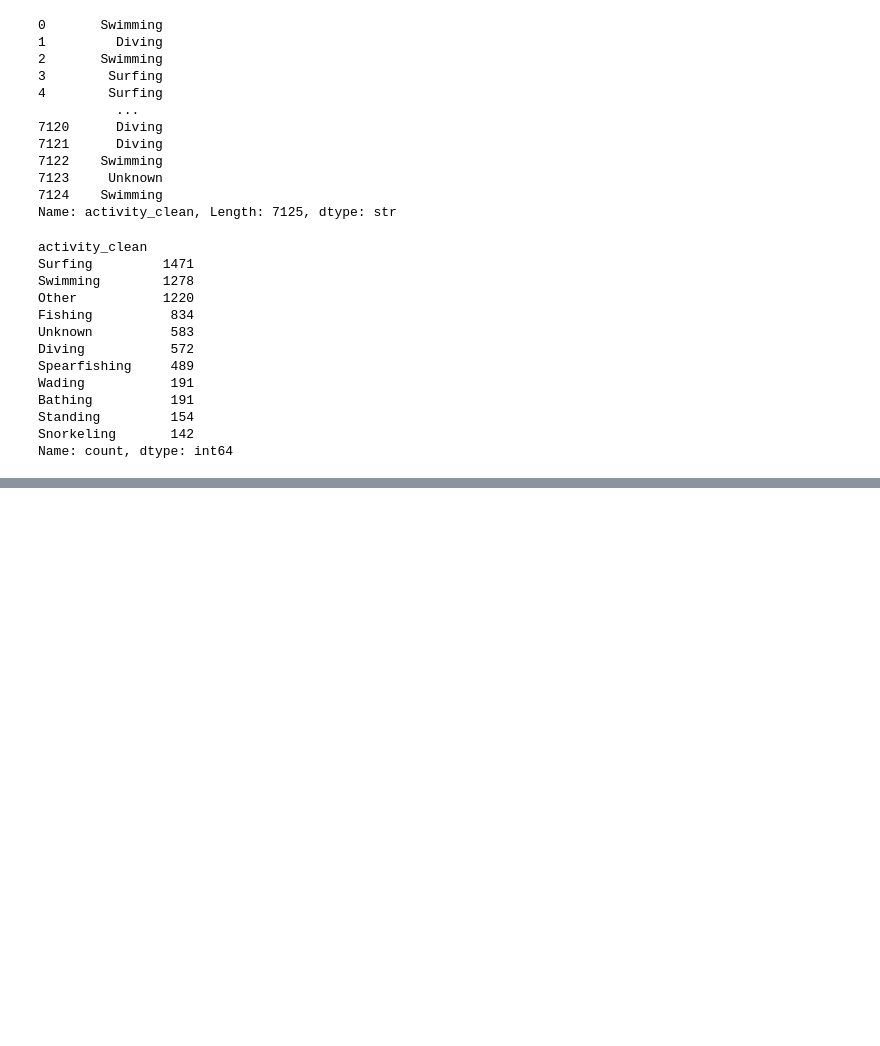
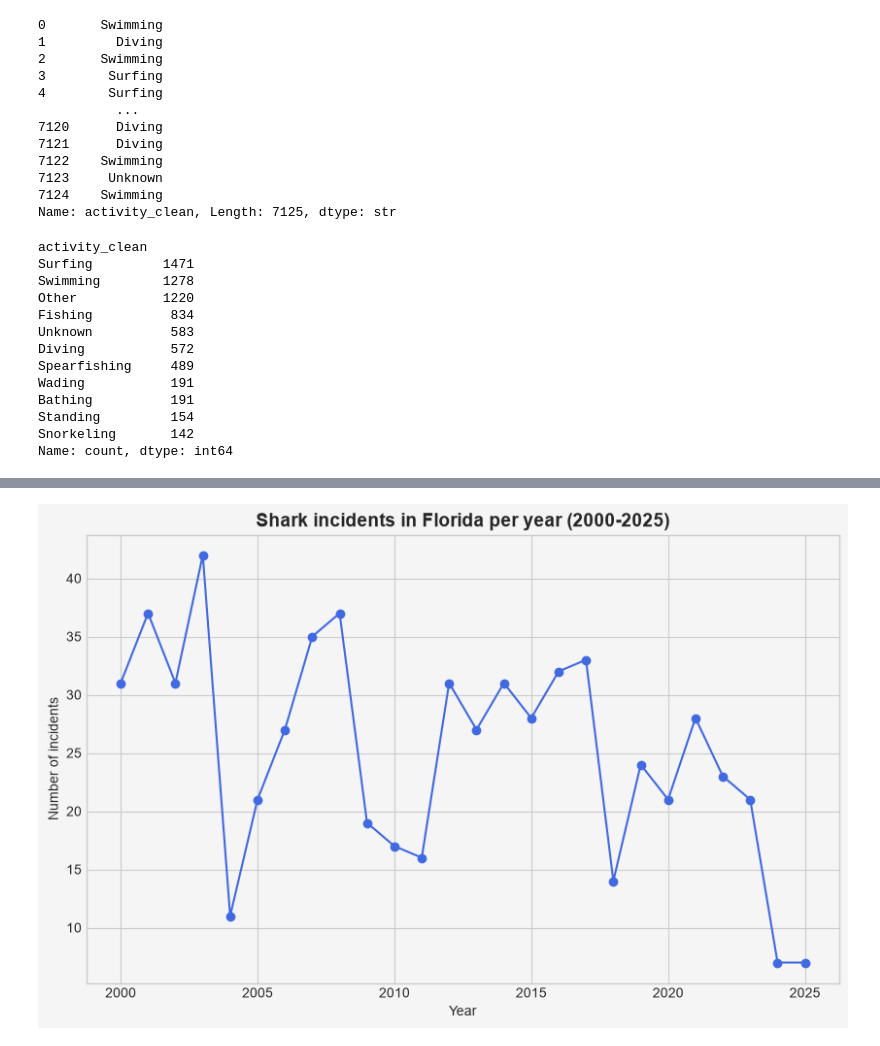
Before and after one commit to catarina-bm/shark_attacks, a Jupyter notebook: quest_shark_attack_catarina.ipynb, the cells around one changed output, grey strips where cells are left out. Saved outputs shown, nothing was run; the diff lists cells and outputs as text; code cells hidden in the pictures; blank space fills up the shorter version.

```diff
--- a/quest_shark_attack_catarina.ipynb
+++ b/quest_shark_attack_catarina.ipynb
@@ -476,0 +767,32 @@ df_activity = df_clean[~df_clean["activity_clean"].isin(["unknown", "other"])]
+# %%
+#### H1: State analysis ####
+
+#State with the most incidents ever in the top country
+state_summary = (
+    country_df[country_df["state"] != "Unknown"]
+    .groupby("state")
+    .agg(incidents=("state", "size"))
+    .sort_values("incidents", ascending=False)
+    .reset_index()
+)
+top_state = state_summary.iloc[0]
+print(f"State with the most incidents: {top_state['state']} ({top_state['incidents']} incidents)")
+
+#Only rows for that state
+state_df = country_df[country_df["state"] == top_state["state"]]
+
+#Year with the most incidents in that state
+state_years = state_df.groupby("year").agg(incidents=("year", "size")).reset_index()
+peak_state_year = state_years.loc[state_years["incidents"].idxmax()]
+print(f"Peak year in {top_state['state']}: {peak_state_year['year']} ({peak_state_year['incidents']} incidents)")
+
+#Month with the most incidents in that state (all years)
+state_months = state_df.groupby("month").agg(incidents=("month", "size")).reset_index()
+peak_month = state_months.loc[state_months["incidents"].idxmax()]
+print(f"Peak month in {top_state['state']}: {peak_month['month']} ({peak_month['incidents']} incidents)")
+
+#Growth of incidents between 2000 and 2025
+st_2000 = state_years.loc[state_years["year"] == 2000, "incidents"].iloc[0]
+st_2025 = state_years.loc[state_years["year"] == 2025, "incidents"].iloc[0]
+print(f"Incidents in 2000: {st_2000} | in 2025: {st_2025} | "
+      f"growth: {(st_2025 - st_2000) / st_2000 * 100:+.1f}%")
@@ -476,0 +888,14 @@ df_activity = df_clean[~df_clean["activity_clean"].isin(["unknown", "other"])]
+# %%
+florida_years = state_years[state_years["year"].between(2000, 2025)]
+
+plt.figure(figsize=(10, 6), facecolor="whitesmoke")
+plt.gca().set_facecolor("whitesmoke")
+plt.plot(florida_years["year"], florida_years["incidents"], color="royalblue", marker="o")
+
+plt.title("Shark incidents in Florida per year (2000-2025)", fontsize=14, fontweight="bold")
+plt.xlabel("Year")
+plt.ylabel("Number of incidents")
+plt.savefig("florida_years.png", dpi=200, bbox_inches="tight", facecolor="whitesmoke")
+plt.show()
+# %% [output]
+[figure, added]
```
Also changed, not shown: parts of 36 cells of this notebook.
